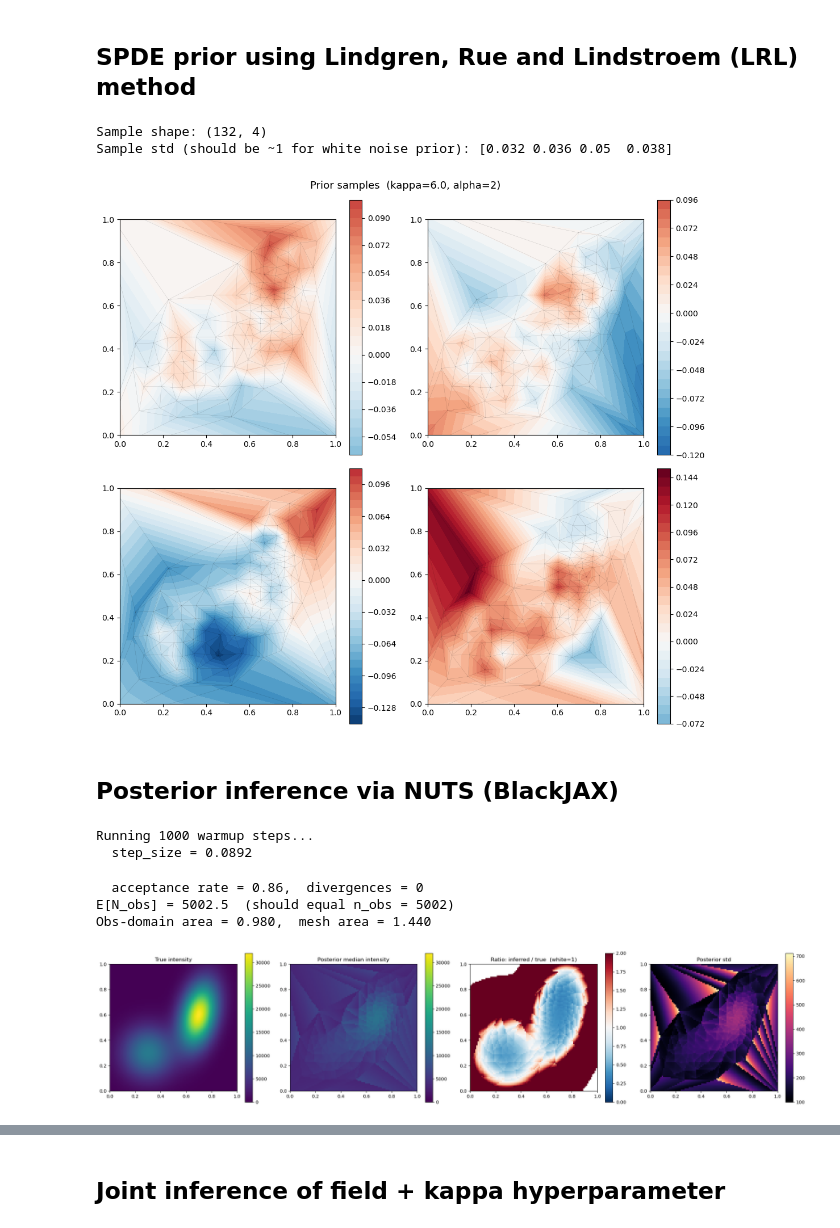
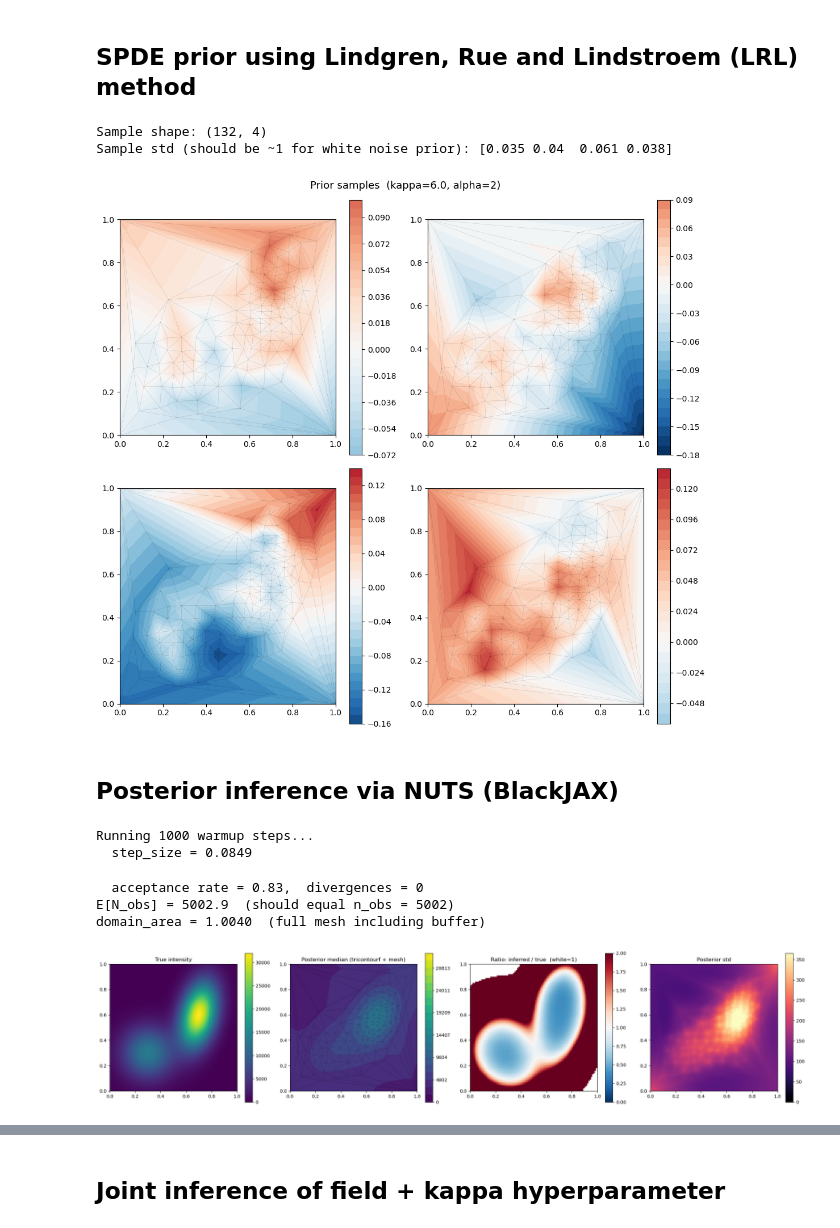
Before and after one commit to jack-heinzel/adaptive-tree-spde, a Jupyter notebook: code/spde_triangulation.ipynb, the cells around one changed output, grey strips where cells are left out. Cells and saved outputs as stored; diff of their text form; code cells hidden in the pictures.

```diff
--- a/code/spde_triangulation.ipynb
+++ b/code/spde_triangulation.ipynb
@@ -21,7 +21,8 @@ import sys
 sys.path.insert(0, ".")
 from triangulation import AdaptiveKDMesh
 
-bounds = [(-0.1, 1.1), (-0.1, 1.1)] # A bit of buffer
+buffer = 1e-3
+bounds = [(-buffer, 1+buffer), (-buffer, 1+buffer)] # A bit of buffer
 mesh = AdaptiveKDMesh(points, bounds)
 
 # Refine until every leaf cell contains <= 50 points.
@@ -100,7 +101,7 @@ print(f"Sample shape: {samples.shape}")
 print(f"Sample std (should be ~1 for white noise prior): {samples.std(axis=0).round(3)}")
 # %% [output]
 Sample shape: (132, 4)
-Sample std (should be ~1 for white noise prior): [0.032 0.036 0.05  0.038]
+Sample std (should be ~1 for white noise prior): [0.035 0.04  0.061 0.038]
 # %%
 fig, axes = plt.subplots(2, 2, figsize=(11, 10))
 nodes = mesh.nodes
@@ -121,7 +122,7 @@ fig.suptitle(f"Prior samples  (kappa={kappa}, alpha={alpha})", fontsize=13)
 plt.tight_layout()
 plt.show()
 # %% [output]
-[figure, old version]
+[figure, new version]
 # %% [markdown]
 ## Posterior inference via NUTS (BlackJAX)
 # %%
@@ -129,7 +130,6 @@ from inference import make_log_posterior, run_nuts, predict_intensity
 
 log_post, meta = make_log_posterior(
     Q, mesh.nodes, mesh.triangulation.simplices, mesh.triangulation, points,
-    obs_bounds = [(0, 1), (0, 1)],   # restrict integral to data domain, not mesh buffer
 )
 
 samples, info = run_nuts(
@@ -142,63 +142,66 @@ samples, info = run_nuts(
     progress_bar_kwargs = {"tqdm_type": "std", "print_rate": 10},
 )
 
-# Sanity check: posterior mean of total integrated intensity should equal n_obs.
-# This holds by the Gamma posterior argument (flat prior on mu + Poisson likelihood).
 c = meta["c_lumped"]
 N_samples = (np.exp(np.array(samples["x"]) + np.array(samples["mu"])[:, None]) * c).sum(axis=1)
-mesh_area = meta["areas"].sum()
 print(f"E[N_obs] = {N_samples.mean():.1f}  (should equal n_obs = {meta['n_obs']})")
-print(f"Obs-domain area = {meta['domain_area']:.3f},  mesh area = {mesh_area:.3f}")
+print(f"domain_area = {meta['domain_area']:.4f}  (full mesh including buffer)")
 # %% [output]
 Running 1000 warmup steps...
-  step_size = 0.0892
+  step_size = 0.0849
-  acceptance rate = 0.86,  divergences = 0
-E[N_obs] = 5002.5  (should equal n_obs = 5002)
-Obs-domain area = 0.980,  mesh area = 1.440
+  acceptance rate = 0.83,  divergences = 0
+E[N_obs] = 5002.9  (should equal n_obs = 5002)
+domain_area = 1.0040  (full mesh including buffer)
 # %%
 import numpy as np
+from matplotlib.tri import Triangulation as MplTri
 
 grid_1d = np.linspace(0, 1, 100)
 gx, gy  = np.meshgrid(grid_1d, grid_1d)
 grid    = np.column_stack([gx.ravel(), gy.ravel()])
 
 lam           = predict_intensity(samples, mesh.nodes, mesh.triangulation, grid)
 median_lam    = np.median(lam, axis=0)
 std_lam       = np.std(lam, axis=0)
 median_lam_2d = median_lam.reshape(100, 100)
 std_lam_2d    = std_lam.reshape(100, 100)
 
-# True intensity: mixture_density integrates to ~1 over R², so multiply by n_obs
-# to get the Poisson intensity (expected count per unit area).
 true_lam    = mixture_density(grid, components) * meta["n_obs"]
 true_lam_2d = true_lam.reshape(100, 100)
 
+mu_med    = float(np.median(np.array(samples["mu"])))
+x_med     = np.median(np.array(samples["x"]), axis=0)
+lam_nodes = np.exp(mu_med + x_med)
+mpl_tri   = MplTri(mesh.nodes[:, 0], mesh.nodes[:, 1], mesh.triangulation.simplices)
+
+vmax     = true_lam_2d.max()
+vmax_std = float(np.percentile(std_lam_2d, 99))
+kw_im    = dict(origin="lower", extent=[0, 1, 0, 1], aspect="equal")
+
 fig, axes = plt.subplots(1, 4, figsize=(22, 5))
-kw = dict(origin="lower", extent=[0, 1, 0, 1], aspect="equal")
 
-vmax = max(true_lam_2d.max(), median_lam_2d.max())
-
-im0 = axes[0].imshow(true_lam_2d,   cmap="viridis", vmin=0, vmax=vmax, **kw)
+im0 = axes[0].imshow(true_lam_2d, cmap="viridis", vmin=0, vmax=vmax, **kw_im)
 axes[0].set_title("True intensity")
 plt.colorbar(im0, ax=axes[0])
 
-im1 = axes[1].imshow(median_lam_2d, cmap="viridis", vmin=0, vmax=vmax, **kw)
-axes[1].set_title("Posterior median intensity")
-plt.colorbar(im1, ax=axes[1])
+levels = np.linspace(0, vmax, 21)
+tcf = axes[1].tricontourf(mpl_tri, lam_nodes, levels=levels, cmap="viridis")
+axes[1].triplot(mpl_tri, color="k", lw=0.3, alpha=0.4)
+axes[1].set(xlim=(0, 1), ylim=(0, 1), aspect="equal",
+            title="Posterior median (tricontourf + mesh)")
+plt.colorbar(tcf, ax=axes[1])
 
-# Ratio inferred/true: 1 = perfect, <1 = underestimate, >1 = overestimate.
-# RdBu_r with vmin=0, vmax=2 centers white at ratio=1.
 safe_true = np.where(true_lam_2d > 1.0, true_lam_2d, np.nan)
 ratio     = median_lam_2d / safe_true
-im2 = axes[2].imshow(ratio, cmap="RdBu_r", vmin=0, vmax=2, **kw)
+im2 = axes[2].imshow(ratio, cmap="RdBu_r", vmin=0, vmax=2, **kw_im)
 axes[2].set_title("Ratio: inferred / true  (white=1)")
 plt.colorbar(im2, ax=axes[2])
 
-im3 = axes[3].imshow(std_lam_2d, cmap="magma", **kw)
+im3 = axes[3].imshow(std_lam_2d, cmap="magma", vmin=0, vmax=vmax_std, **kw_im)
 axes[3].set_title("Posterior std")
 plt.colorbar(im3, ax=axes[3])
 
 plt.tight_layout()
 plt.show()
 # %% [output]
-[figure, old version]
+[figure, new version]
```
Also changed, not shown: parts of 9 cells of this notebook, 2 other files.
